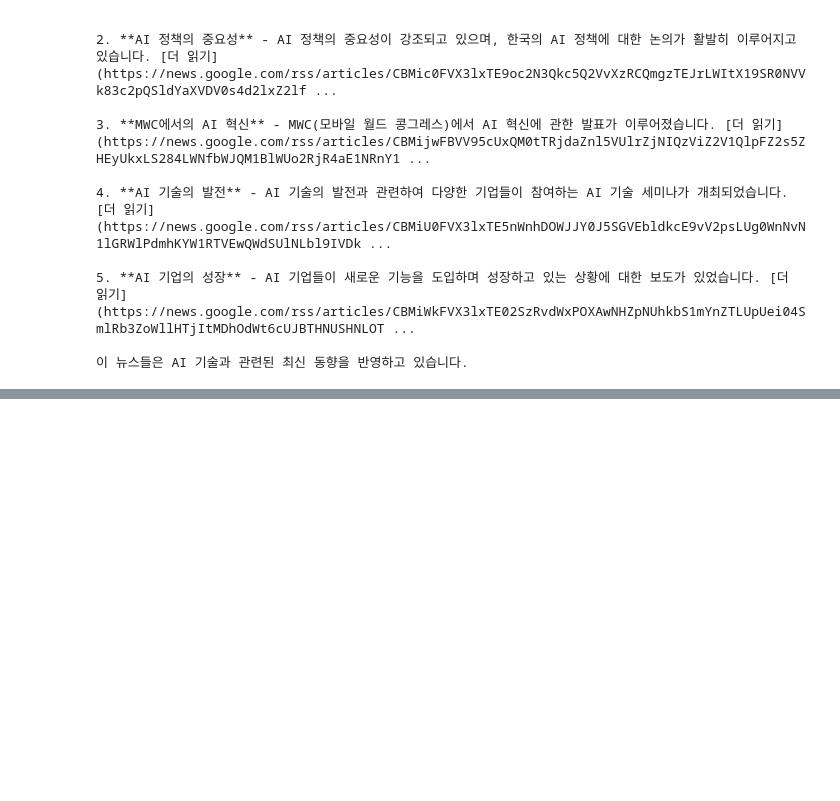
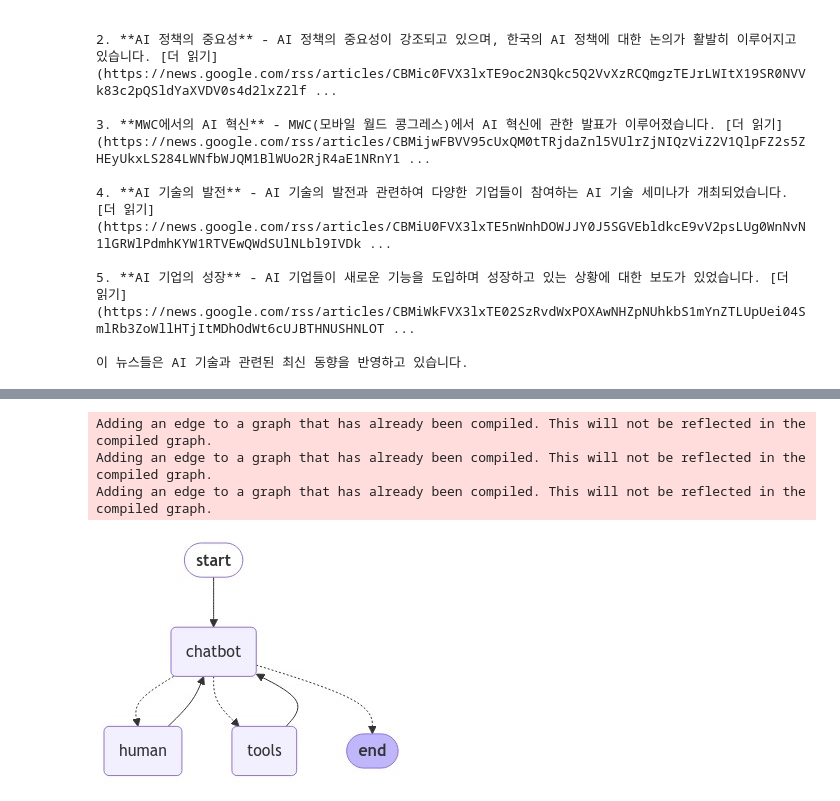
Before and after one commit to yoonwanggyu/BOAZ_ADV, a Jupyter notebook: Wang_Gyu/LangGraph_base.ipynb, the cells around one changed output, grey strips where cells are left out. Drawn from its saved outputs; the diff is of its cells as text; code cells hidden in the pictures; blank space fills up the shorter version.

```diff
--- a/Wang_Gyu/LangGraph_base.ipynb
+++ b/Wang_Gyu/LangGraph_base.ipynb
@@ -1039,0 +1970,49 @@ for event in graph.stream(None, # <------------------None 전달
+# %%
+from langgraph.graph import END
+
+
+# 다음 노드 선택
+def select_next_node(state: State):
+    # 인간에게 질문 여부 확인
+    if state["ask_human"]:
+        return "human"
+    # 이전과 동일한 경로 설정
+    return tools_condition(state)      # <---------tool_condition : 알아서 tool/end 분기처리 해줌
+
+
+# 조건부 엣지 추가
+graph_builder.add_conditional_edges(
+    "chatbot",
+    select_next_node,
+    {"human": "human", "tools": "tools", END: END},
+)
+# %%
+from langchain_teddynote.graphs import visualize_graph
+from IPython.display import Image,display
+
+# 엣지 추가: 'tools'에서 'chatbot'으로
+graph_builder.add_edge("tools", "chatbot")
+
+# 엣지 추가: 'human'에서 'chatbot'으로
+graph_builder.add_edge("human", "chatbot")
+
+# 엣지 추가: START에서 'chatbot'으로
+graph_builder.add_edge(START, "chatbot")
+
+# 메모리 저장소 초기화
+memory = MemorySaver()
+
+# 그래프 컴파일: 메모리 체크포인터 사용
+graph = graph_builder.compile(
+    checkpointer=memory,
+    # 'human' 이전에 인터럽트 설정
+    interrupt_before=["human"],     # <------compile 단계에서 interrupt : human으로 가기전에는 무조건 중단
+)
+
+# visualize_graph(graph)
+display(Image(graph.get_graph().draw_mermaid_png()))
+# %% [output]
+Adding an edge to a graph that has already been compiled. This will not be reflected in the compiled graph.
+Adding an edge to a graph that has already been compiled. This will not be reflected in the compiled graph.
+Adding an edge to a graph that has already been compiled. This will not be reflected in the compiled graph.
+[figure, added]
```
Also changed, not shown: parts of 61 cells of this notebook, 1 other file.
